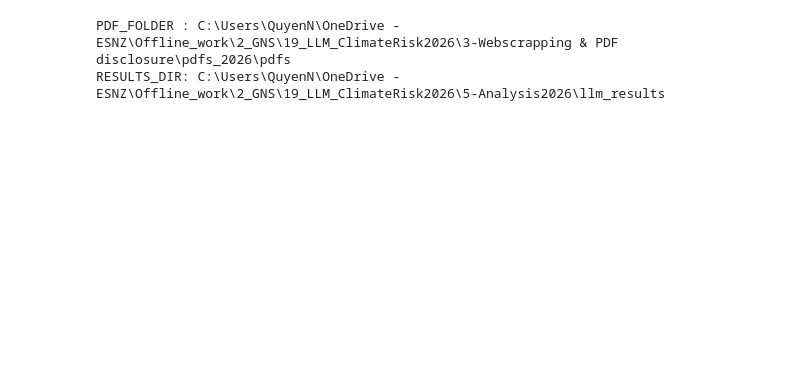
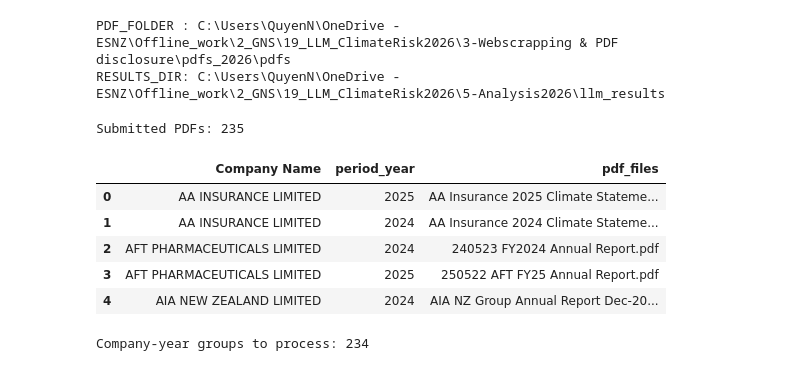
Before and after one commit to quyennguyen2201/LLM_climaterisk_2026, a Jupyter notebook: scripts/4-llm_result.ipynb, the cells around one changed output. Drawn from its saved outputs; the diff is of its cells as text; code cells hidden in the pictures; blank space fills up the shorter version.

```diff
--- a/scripts/4-llm_result.ipynb
+++ b/scripts/4-llm_result.ipynb
@@ -12,6 +36,9 @@ PDF_FOLDER  = os.path.join(BASE_DIR, '3-Webscrapping & PDF disclosure', 'pdfs_20
 ANALYSIS_DIR= os.path.join(BASE_DIR, '5-Analysis2026')
 RESULTS_DIR = os.path.join(ANALYSIS_DIR, 'llm_results')
 PDF_LIST    = os.path.join(ANALYSIS_DIR, 'List_of_all_PDF_for_normal_companies.csv')
+SELECTED_PDF_LIST = os.path.join(ANALYSIS_DIR, 'List_of_selected_PDF_forLLManalysis.csv')
+FIG_FOLDER =  r'C:\Users\QuyenN\OneDrive - ESNZ\Offline_work\2_GNS\19_LLM_ClimateRisk2026\5-Analysis2026'
+
 INSTRUCTION = os.path.join(BASE_DIR, '4-Github2026_LLM', 'LLM_climaterisk_2026', 'scripts', '3-llm_Instruction.md')
 MODEL       = 'claude-sonnet-4-6'
 MAX_TOKENS  = 8192
@@ -24,14 +107,31 @@ RESULTS_DIR: C:\Users\QuyenN\OneDrive - ESNZ\Offline_work\2_GNS\19_LLM_ClimateRi
 # %%
 # Load submitted PDFs
-df = pd.read_csv(PDF_LIST)
-df = df[df['Status'] == 'Submitted'].copy()
+df = pd.read_csv(SELECTED_PDF_LIST)
 print(f'Submitted PDFs: {len(df)}')
 df[['Company Name', 'period_year', 'pdf_files']].head(5)
+# %% [output]
+Submitted PDFs: 235
+|  | Company Name | period_year | pdf_files |
+| 0 | AA INSURANCE LIMITED | 2025 | AA Insurance 2025 Climate Stateme... |
+| 1 | AA INSURANCE LIMITED | 2024 | AA Insurance 2024 Climate Stateme... |
+| 2 | AFT PHARMACEUTICALS LIMITED | 2024 | 240523 FY2024 Annual Report.pdf |
+| 3 | AFT PHARMACEUTICALS LIMITED | 2025 | 250522 AFT FY25 Annual Report.pdf |
+| 4 | AIA NEW ZEALAND LIMITED | 2024 | AIA NZ Group Annual Report Dec-20... |
 # %%
 # Group: one API call per company-year, concatenating all PDFs for that period
 groups = df.groupby(['Company Name', 'period_year'])['pdf_files'].apply(list).reset_index()
 print(f'Company-year groups to process: {len(groups)}')
-groups.head(5)
+# Check the list of file already exist
+existing_files = glob.glob(os.path.join(RESULTS_DIR, '*.json'))
+existing_keys  = {os.path.splitext(os.path.basename(f))[0] for f in existing_files}
+
+def make_key(company, year):
+    safe = re.sub(r'[^\w\s-]', '', company.lower())[:40].strip().replace(' ', '_')
+    return f'{safe}_{year}.json'
+groups['file']     = groups.apply(lambda r: make_key(r['Company Name'], r['period_year']), axis=1)
+groups.to_csv(os.path.join(ANALYSIS_DIR, 'test.csv'))
+# %% [output]
+Company-year groups to process: 234
 # %%
 # Compile all JSON results into a flat DataFrame
 records = []
```
Also changed, not shown: parts of 17 cells of this notebook, 20 other files.
